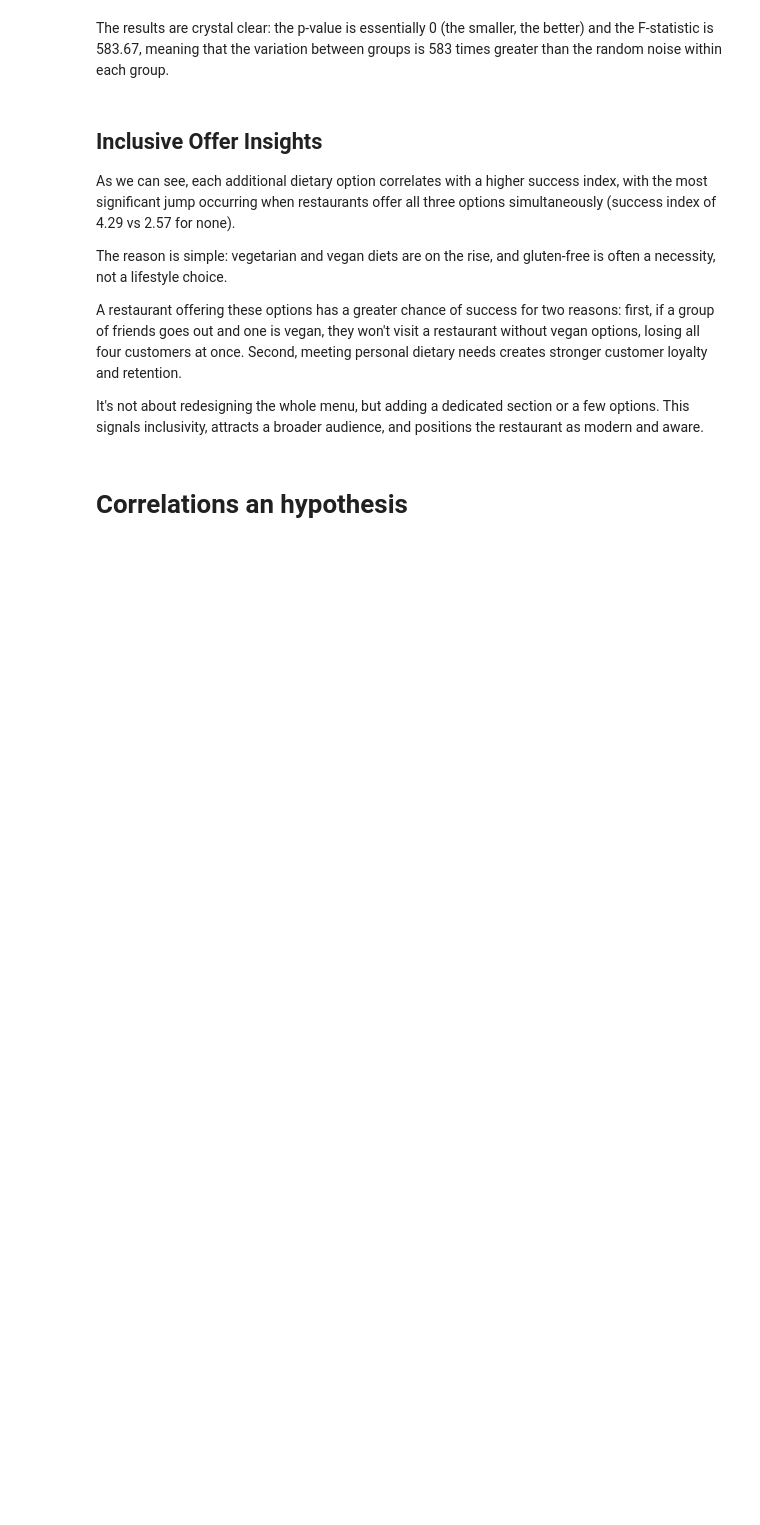
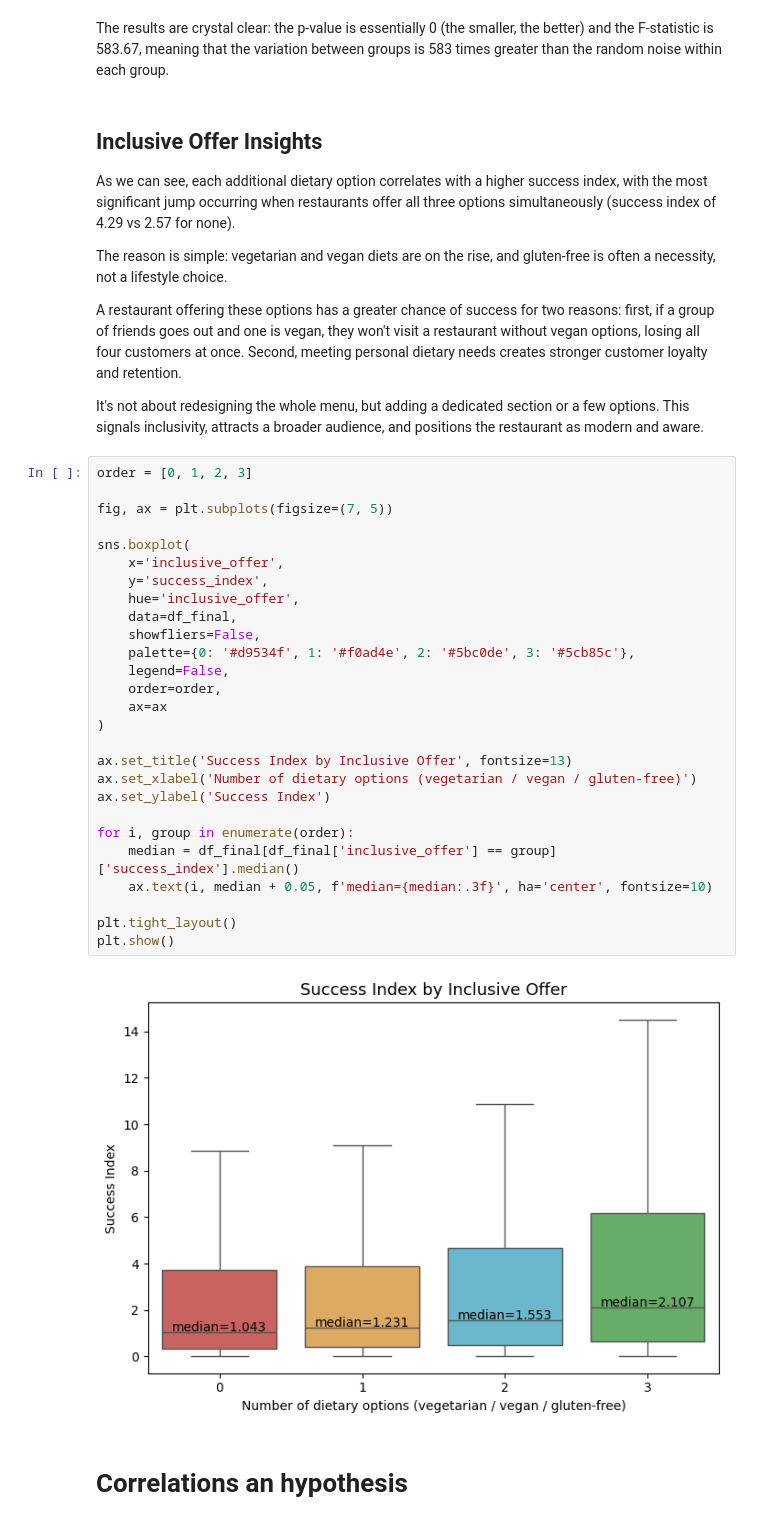
Before and after one commit to AlexMateu21/Final-Project, a Jupyter notebook: notebooks/EDA.ipynb, the cells around one changed output. Saved outputs shown, nothing was run; the diff lists cells and outputs as text; blank space fills up the shorter version.

```diff
--- a/notebooks/EDA.ipynb
+++ b/notebooks/EDA.ipynb
@@ -953,6 +977,35 @@ The reason is simple: vegetarian and vegan diets are on the rise, and gluten-fre
 A restaurant offering these options has a greater chance of success for two reasons: first, if a group of friends goes out and one is vegan, they won't visit a restaurant without vegan options, losing all four customers at once. Second, meeting personal dietary needs creates stronger customer loyalty and retention.
 
 It's not about redesigning the whole menu, but adding a dedicated section or a few options. This signals inclusivity, attracts a broader audience, and positions the restaurant as modern and aware.
+# %%
+order = [0, 1, 2, 3]
+
+fig, ax = plt.subplots(figsize=(7, 5))
+
+sns.boxplot(
+    x='inclusive_offer',
+    y='success_index',
+    hue='inclusive_offer',
+    data=df_final,
+    showfliers=False,
+    palette={0: '#d9534f', 1: '#f0ad4e', 2: '#5bc0de', 3: '#5cb85c'},
+    legend=False,
+    order=order,
+    ax=ax
+)
+
+ax.set_title('Success Index by Inclusive Offer', fontsize=13)
+ax.set_xlabel('Number of dietary options (vegetarian / vegan / gluten-free)')
+ax.set_ylabel('Success Index')
+
+for i, group in enumerate(order):
+    median = df_final[df_final['inclusive_offer'] == group]['success_index'].median()
+    ax.text(i, median + 0.05, f'median={median:.3f}', ha='center', fontsize=10)
+
+plt.tight_layout()
+plt.show()
+# %% [output]
+[figure, added]
 # %% [markdown]
 # Correlations an hypothesis
 # %% [markdown]
```
Also changed, not shown: parts of 26 cells of this notebook.
